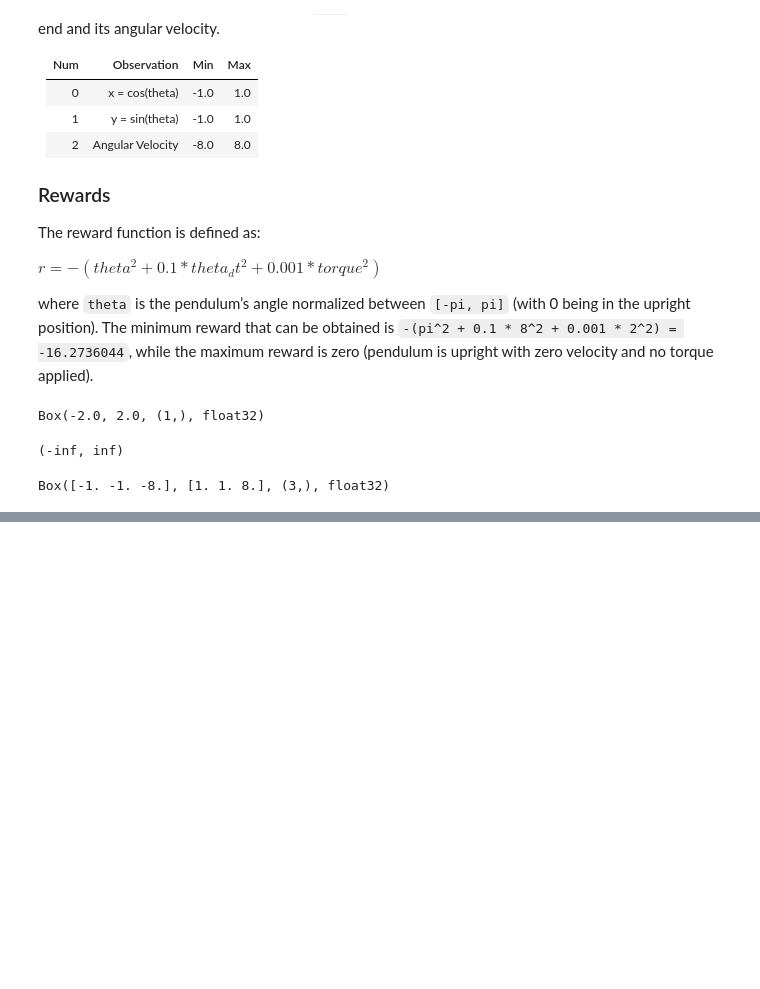
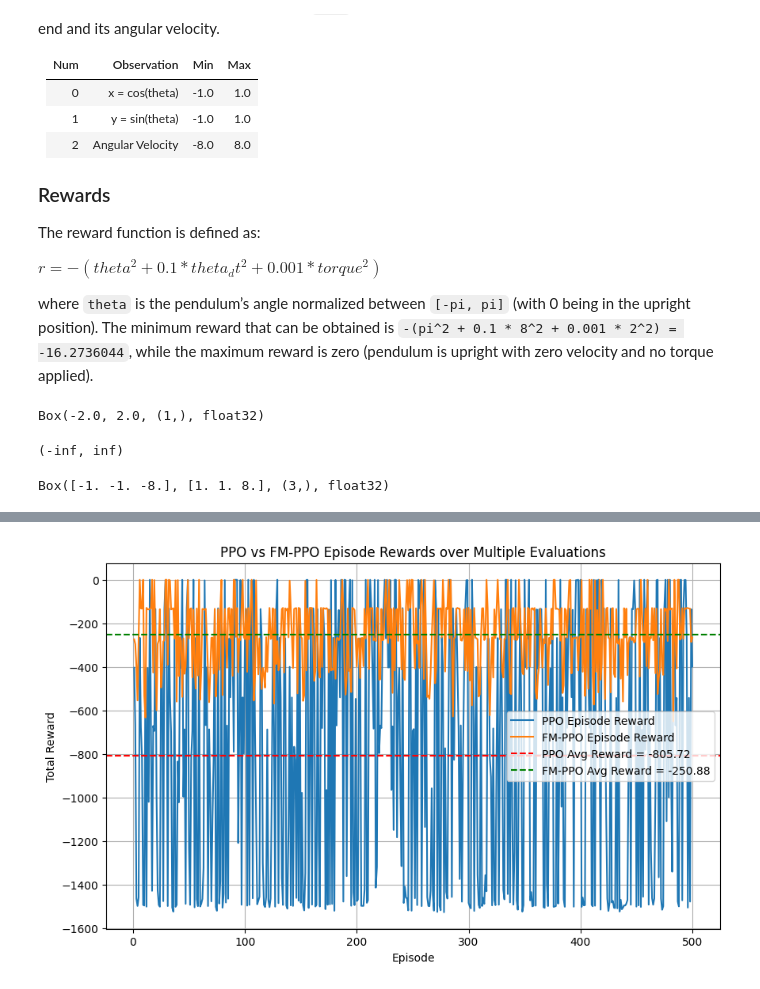
Before and after one commit to KevinBian107/S.O.O., a Jupyter notebook: notebook/rendering.ipynb, the cells around one changed output, grey strips where cells are left out. Cells and saved outputs as stored; diff of their text form; code cells hidden in the pictures; blank space fills up the shorter version.

Commit message:
added fmppo and modified action selection

```diff
--- a/notebook/rendering.ipynb
+++ b/notebook/rendering.ipynb
@@ -82,7 +89,7 @@ Box([-1. -1. -8.], [1. 1. 8.], (3,), float32)
 # %%
 from mvp.ppo_continuous import ActorCritic
 
-path = os.path.join(os.getcwd(), "..", "mvp", "params", "pendulum_ppo_continuous.pth")
+path = os.path.join(os.getcwd(), "..", "mvp", "params", "pendulum_ppo_1000_KL_0.01.pth")
 
 env = PendulumEnv(render_mode="human")
 n_actions = env.action_space.shape[0]
@@ -118,7 +148,7 @@ env.close()
 # %%
 from mvp.fmppo_continuous import ActorCriticUPN
 
-path = os.path.join(os.getcwd(), "..", "mvp", "params", "pendulum_ppo_upn_continuous.pth")
+path = os.path.join(os.getcwd(), "..", "mvp", "params", "pendulum_fmppo_1000_KL_0.01.pth")
 
 env = PendulumEnv(render_mode="human")
 n_actions = env.action_space.shape[0]
@@ -207,0 +242,77 @@ env.close()
+# %%
+from mvp.ppo_continuous import ActorCritic  # PPO Model
+from mvp.fmppo_continuous import ActorCriticUPN  # FM-PPO Model
+
+device = torch.device("cuda" if torch.cuda.is_available() else "cpu")
+
+# Hyperparameters for evaluation
+num_eval_episodes = 500  # Number of episodes for evaluation
+max_timesteps = 200  # Max timesteps per episode
+
+# Function to evaluate a model and collect rewards
+def evaluate_model(model, env, num_eval_episodes, max_timesteps):
+    all_rewards = []
+    model.eval()  # Set the model to evaluation mode
+
+    for i_episode in range(num_eval_episodes):
+        state, _ = env.reset()
+        state = torch.FloatTensor(state).unsqueeze(0).to(device)
+        episode_rewards = 0
+
+        for t in range(max_timesteps):
+            with torch.no_grad():
+                action_mean, _, _ = model(state)
+
+            # Take the mean action (no sampling for deterministic behavior)
+            action = action_mean.cpu().numpy()[0]
+
+            # Step the environment
+            next_state, reward, terminated, truncated, _ = env.step(action)
+            episode_rewards += reward
+
+            if terminated or truncated:
+                break
+
+            state = torch.FloatTensor(next_state).unsqueeze(0).to(device)
+
+        all_rewards.append(episode_rewards)
+
+    return all_rewards
+
+# Load the PPO model
+ppo_model_path = os.path.join(os.getcwd(), "..", "mvp", "params", "pendulum_ppo.pth")
+ppo_model = ActorCritic(n_states=len(env.reset()[0]), n_actions=env.action_space.shape[0]).to(device)
+ppo_model.load_state_dict(torch.load(ppo_model_path, map_location=device))
+
+# Load the FM-PPO model (with UPN)
+fmppo_model_path = os.path.join(os.getcwd(), "..", "mvp", "params", "pendulum_fmppo.pth")
+fmppo_model = ActorCriticUPN(n_states=len(env.reset()[0]), n_actions=env.action_space.shape[0]).to(device)
+fmppo_model.load_state_dict(torch.load(fmppo_model_path, map_location=device))
+
+# Set up the environment (without rendering)
+env = PendulumEnv(render_mode=None)
+
+# Evaluate PPO Model
+ppo_rewards = evaluate_model(ppo_model, env, num_eval_episodes, max_timesteps)
+
+# Evaluate FM-PPO Model (UPN-based)
+fmppo_rewards = evaluate_model(fmppo_model, env, num_eval_episodes, max_timesteps)
+
+# Calculate average rewards for both models
+average_ppo_reward = sum(ppo_rewards) / num_eval_episodes
+average_fmppo_reward = sum(fmppo_rewards) / num_eval_episodes
+
+# Plot the rewards for both models
+plt.figure(figsize=(10, 6))
+plt.plot(range(1, num_eval_episodes + 1), ppo_rewards, label="PPO Episode Reward")
+plt.plot(range(1, num_eval_episodes + 1), fmppo_rewards, label="FM-PPO Episode Reward")
+plt.axhline(y=average_ppo_reward, color='r', linestyle='--', label=f'PPO Avg Reward = {average_ppo_reward:.2f}')
+plt.axhline(y=average_fmppo_reward, color='g', linestyle='--', label=f'FM-PPO Avg Reward = {average_fmppo_reward:.2f}')
+plt.title("PPO vs FM-PPO Episode Rewards over Multiple Evaluations")
+plt.xlabel("Episode")
+plt.ylabel("Total Reward")
+plt.legend()
+plt.grid()
+plt.show()
+# %% [output]
+[figure, added]
```
Also changed, not shown: parts of 10 cells of this notebook, 13 other files.
